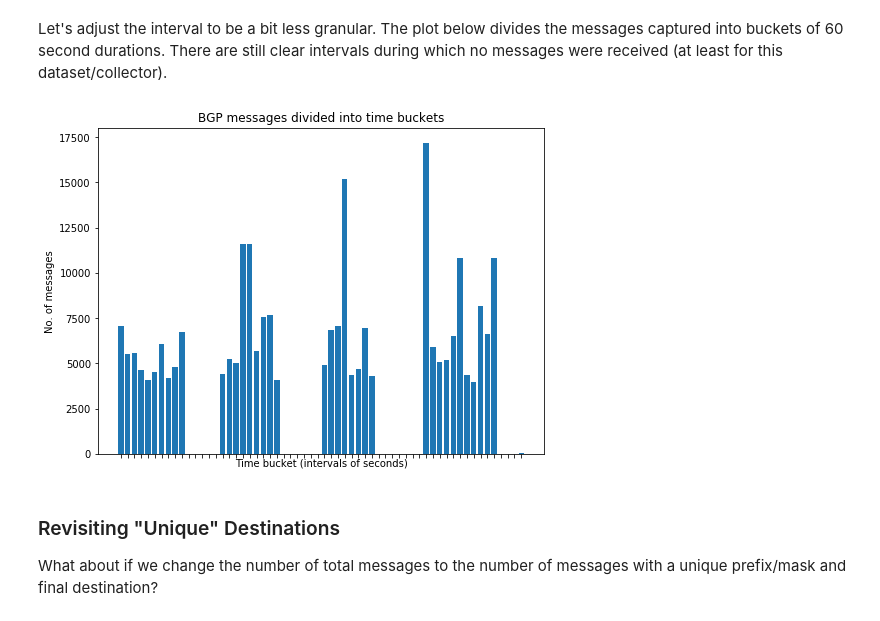
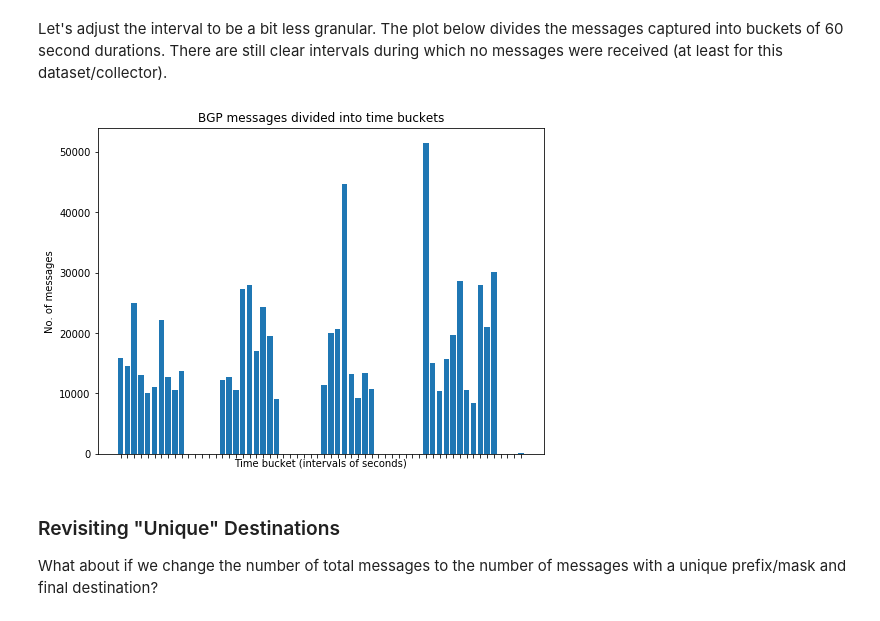
Before and after one commit to adolan5/BGPDistinct, a Jupyter notebook: notebooks/Data_Experiments.ipynb, the cells around one changed output. Cells and saved outputs as stored; diff of their text form; code cells hidden in the pictures.

Commit message:
Overhaul data experiments

```diff
--- a/notebooks/Data_Experiments.ipynb
+++ b/notebooks/Data_Experiments.ipynb
@@ -42,0 +60,22 @@ Total number of announcements in dataset: 254911
+# %%
+def transform_data(data):
+    """Extract the key characteristics of the provided BGP data and 'inflate' messages
+    that contain multiple advertised prefixes. That is, create a separate message for each
+    advertised prefix.
+    Args:
+    data (list of dict): The original input structure of formatted BGP messages.
+    Returns:
+    A new list of tuples that each contain key characteristics of announcements: a timestamp,
+        (a single) prefix+mask, and a final destination AS.
+    """
+    transformed_data = []
+    for message in data:
+        tstamp = message.get('mrt_header').get('timestamp')
+        dest = message.get('bgp_update').get('attrs').get('as_path')[-1].get('as_seq')[-1]
+        transformed_data.extend([(tstamp, r.get('prefix'), r.get('mask'), dest) for r in message.get('bgp_update').get('advertized_routes')])
+    return transformed_data
+# %%
+# The data that will be used for the remainder of this notebook
+transformed_data = transform_data(all_announcements)
+print('Original number of BGP messages: {:d}'.format(len(all_announcements)))
+print('Number of BGP messages with single prefix, mask, and destination: {:d}'.format(len(transformed_data)))
@@ -182,7 +200,7 @@ Let's now investigate how putting different messages into different time-interva
 
 First off, how many unique timestamps are there, what's their range?
 # %%
-times = [single.get('mrt_header').get('timestamp') for single in all_announcements]
+times = [single[0] for single in transformed_data]
 # %%
 times.sort()
 unique_times = set(times)
@@ -201,16 +219,16 @@ Last time:
 ### Breaking into Buckets
 Let's now divide up the announcements into different "buckets" of time, where each bucket is of the same time interval in seconds.
 # %%
-def create_buckets(interval, messages):
+def create_buckets(messages, interval):
     """Create a number of time period 'buckets' during each of which BGP messages occurred.
     Args:
     interval (int): The interval at which to split buckets, in seconds.
-    messages (list of dict): The messages to organize.
+    messages (list of tuple): The 'messages' to organize.
     Returns:
     A dict with the appropriate number of buckets and all messages inside each bucket.
     """
     # First retrieve times and sort them
-    times = sorted([single.get('mrt_header').get('timestamp') for single in messages])
+    times = sorted([single[0] for single in messages])
 
     # Assemble buckets
     start_time = times[0]
@@ -221,9 +239,9 @@ def create_buckets(interval, messages):
     time_divided = {b: [] for b in range(num_buckets)}
 
     for m in messages:
-        tstamp = m.get('mrt_header').get('timestamp')
+        tstamp = m[0]
         bucket = min(math.floor((tstamp - start_time) / interval), num_buckets - 1)
-        time_divided[bucket].append(m)
+        time_divided[bucket].append((m[1], m[2], m[3]))
     return time_divided
 # %% [markdown]
 We also define a function to plot the number of unique messages in each time interval:
@@ -263,10 +281,10 @@ plot_buckets(td, interval)
 Let's adjust the interval to be a bit less granular. The plot below divides the messages captured into buckets of 60 second durations. There are still clear intervals during which no messages were received (at least for this dataset/collector).
 # %%
 interval = 60
-td = create_buckets(interval, all_announcements)
+td = create_buckets(transformed_data, interval)
 plot_buckets(td, interval)
 # %% [output]
-[figure, old version]
+[figure, new version]
 # %% [markdown]
 ### Revisiting "Unique" Destinations
 What about if we change the number of total messages to the number of messages with a unique prefix/mask and final destination?
```
Also changed, not shown: parts of 30 cells of this notebook.
